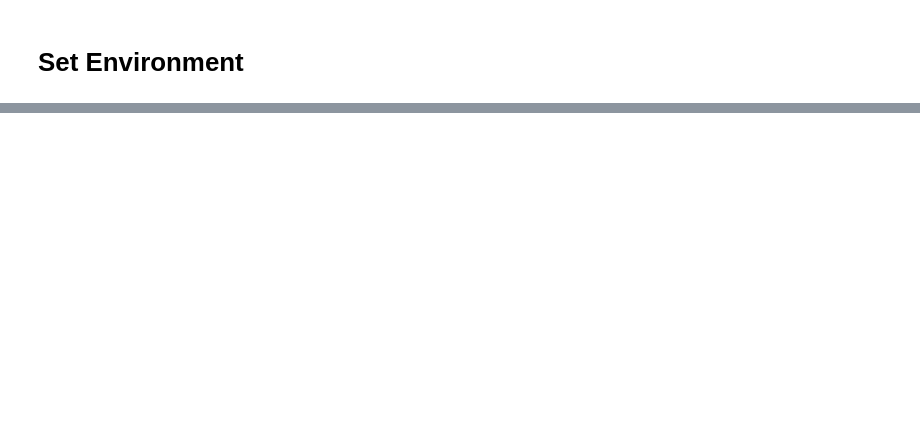
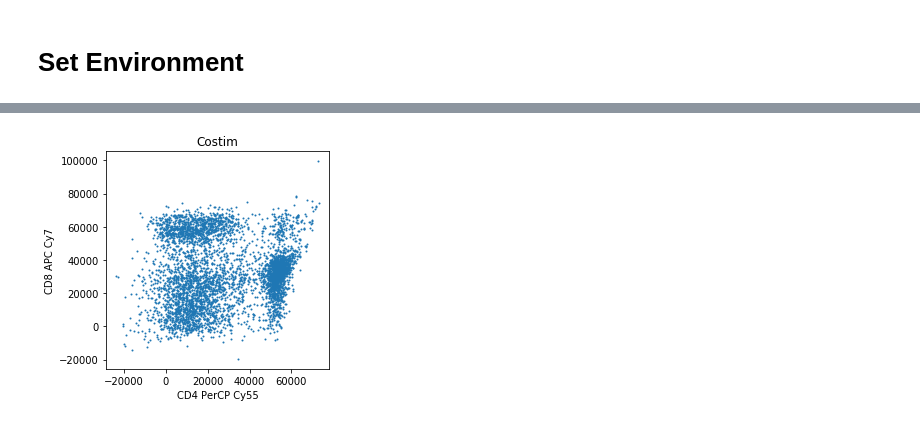
Before and after one commit to clintko/Proj_SingleCell, a Jupyter notebook: Pipeline/Pipeline04_Interpolation_v02.ipynb, the cells around one changed output, grey strips where cells are left out. Drawn from its saved outputs; the diff is of its cells as text; code cells hidden in the pictures; blank space fills up the shorter version.

Commit message:
keep implementing pipeline for interpolation

```diff
--- a/Pipeline/Pipeline04_Interpolation_v02.ipynb
+++ b/Pipeline/Pipeline04_Interpolation_v02.ipynb
@@ -24,0 +294,6 @@ tail = lambda x, k = 6: x[-k:]
+# %%
+pipe = Pipeline([
+    ("Scaler", Transform_subsampling(num_subsample = 1, num_subsample_size = 5000))
+]) # end Pipeline
+# %%
+data_wrapped_sub = pipe.fit_transform(data_wrapped)
@@ -24,0 +330,5 @@ tail = lambda x, k = 6: x[-k:]
+# %%
+ump = umap.UMAP(random_state = 0)
+coord_sub = ump.fit_transform(data_wrapped_sub.matrix)
+# %%
+data_wrapped_sub.set_coord(coord_sub)
@@ -24,0 +379,16 @@ tail = lambda x, k = 6: x[-k:]
+# %%
+fig, ax = plt.subplots(1, 1, figsize = (4, 4))
+
+idx_sample = 0
+data_wrapped_sub.plot_pairwise(
+    ax,
+    idx_sample = idx_sample,
+    idx_feature1 = 5, idx_feature2 = 6)
+
+ax.set_title(data_wrapped_sub.get_label(k = idx_sample))
+ax.set_xlabel("CD4 PerCP Cy55")
+ax.set_ylabel("CD8 APC Cy7")
+
+plt.show()
+# %% [output]
+[figure, added]
```
Also changed, not shown: parts of 37 cells of this notebook.
